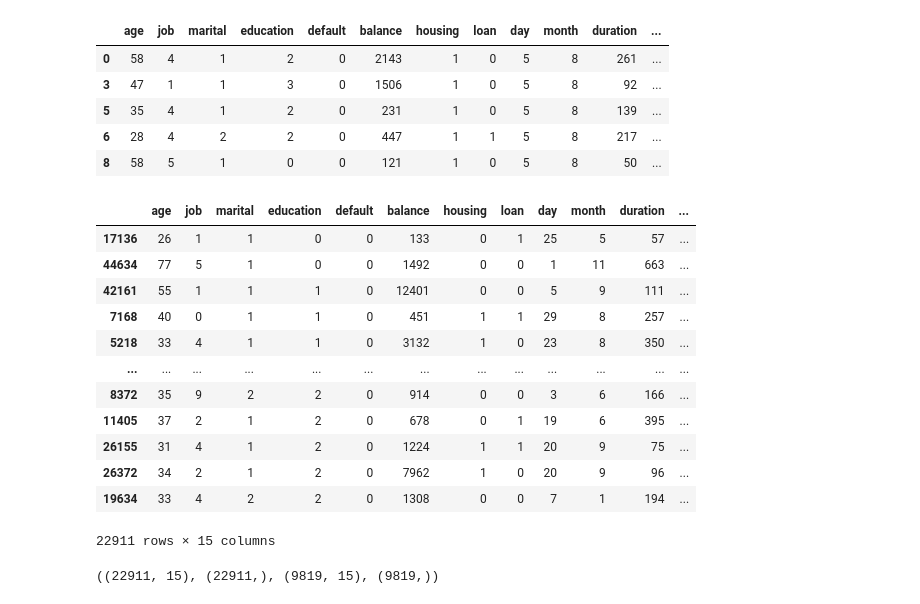
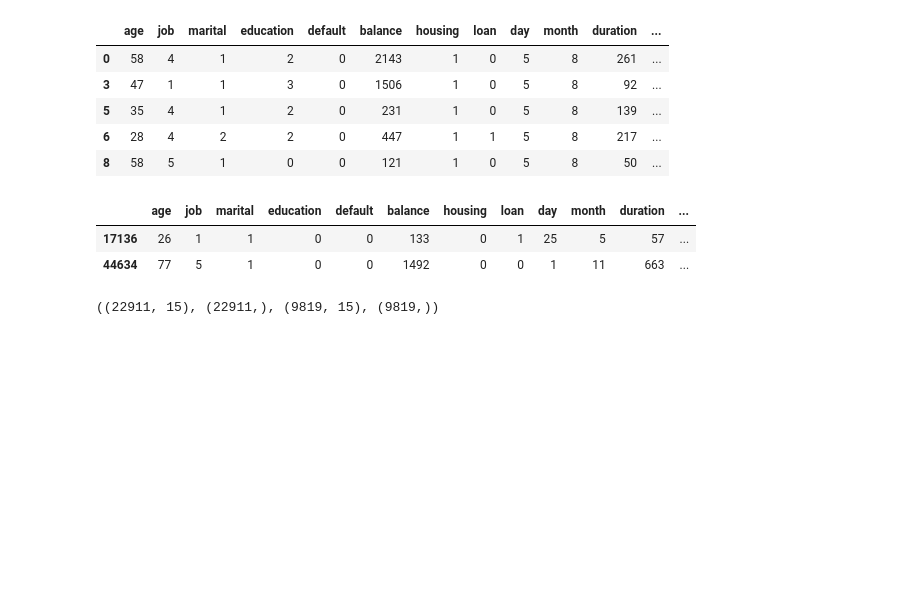
Before and after one commit to asim5800/Marketing-Campaign-Effectiveness-Prediction-, a Jupyter notebook: Bank_Marketing_Effectiveness_Prediction_Capstone_Project.ipynb, the cells around one changed output. Saved outputs shown, nothing was run; the diff lists cells and outputs as text; code cells hidden in the pictures; blank space fills up the shorter version.

```diff
--- a/Bank_Marketing_Effectiveness_Prediction_Capstone_Project.ipynb
+++ b/Bank_Marketing_Effectiveness_Prediction_Capstone_Project.ipynb
@@ -337,21 +337,11 @@ y= df_working['Subscribed']
 from sklearn.model_selection import train_test_split
 X_train, X_test, y_train, y_test = train_test_split(X, y, test_size=0.3, random_state=101)
 # %%
-X_train
+X_train.head(2)
 # %% [output]
 |  | age | job | marital | education | default | balance | housing | loan | day | month | duration | ... |
 | 17136 | 26 | 1 | 1 | 0 | 0 | 133 | 0 | 1 | 25 | 5 | 57 | ... |
 | 44634 | 77 | 5 | 1 | 0 | 0 | 1492 | 0 | 0 | 1 | 11 | 663 | ... |
-| 42161 | 55 | 1 | 1 | 1 | 0 | 12401 | 0 | 0 | 5 | 9 | 111 | ... |
-| 7168 | 40 | 0 | 1 | 1 | 0 | 451 | 1 | 1 | 29 | 8 | 257 | ... |
-| 5218 | 33 | 4 | 1 | 1 | 0 | 3132 | 1 | 0 | 23 | 8 | 350 | ... |
-| ... | ... | ... | ... | ... | ... | ... | ... | ... | ... | ... | ... | ... |
-| 8372 | 35 | 9 | 2 | 2 | 0 | 914 | 0 | 0 | 3 | 6 | 166 | ... |
-| 11405 | 37 | 2 | 1 | 2 | 0 | 678 | 0 | 1 | 19 | 6 | 395 | ... |
-| 26155 | 31 | 4 | 1 | 2 | 0 | 1224 | 1 | 1 | 20 | 9 | 75 | ... |
-| 26372 | 34 | 2 | 1 | 2 | 0 | 7962 | 1 | 0 | 20 | 9 | 96 | ... |
-| 19634 | 33 | 4 | 2 | 2 | 0 | 1308 | 0 | 0 | 7 | 1 | 194 | ... |
-22911 rows × 15 columns
 # %%
 #shape of our Training and Testing data
 X_train.shape, y_train.shape, X_test.shape, y_test.shape
```
Also changed, not shown: parts of 22 cells of this notebook.
